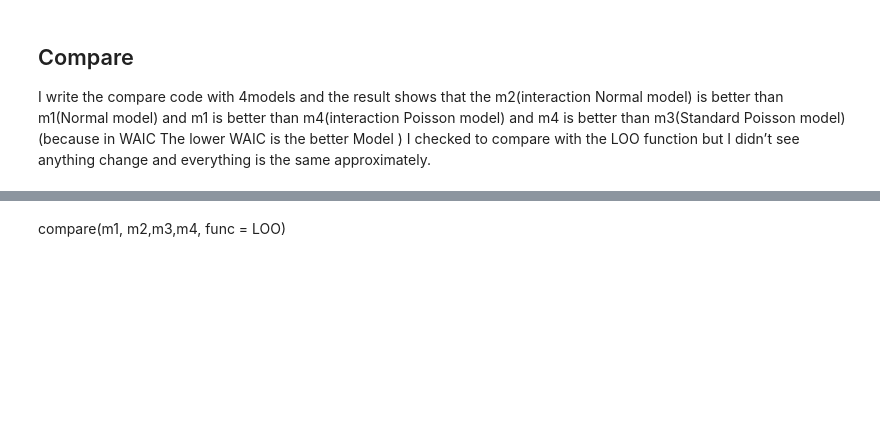
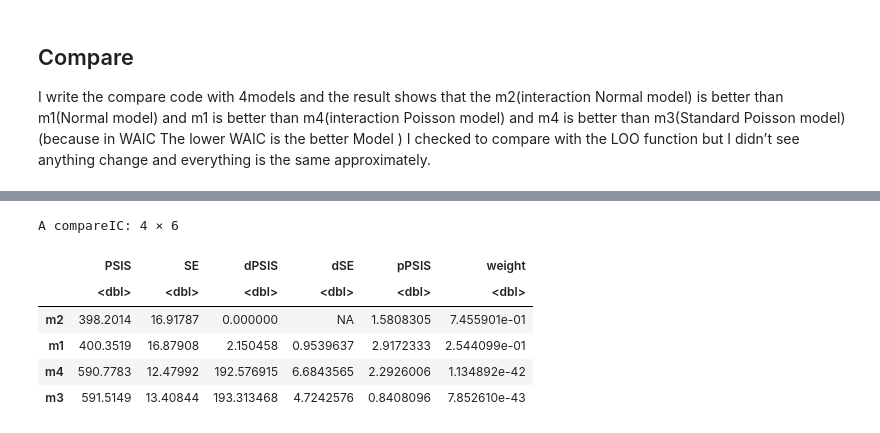
Before and after one commit to sinadarbouy/Portfolio-R, a Jupyter notebook: Bayesian_analysis_R.ipynb, the cells around one changed output, grey strips where cells are left out. Cells and saved outputs as stored; diff of their text form; code cells hidden in the pictures; blank space fills up the shorter version.

```diff
--- a/Bayesian_analysis_R.ipynb
+++ b/Bayesian_analysis_R.ipynb
@@ -174,6 +191,6 @@ m1 <- ulam(
     a ~ dnorm(0, 0.2),
     c(bT, bC) ~ dnorm(0, 0.5),
     sigma ~ dexp(1)
-  ), data = dat_list, chains = 4, cores = 4, log_lik = TRUE
+  ), data = dat_list, chains = 4, cores = 1, log_lik = TRUE
 )
 # %% [output]
@@ -191,4 +222,4 @@ m2 <- ulam(
     bt[T] ~ dnorm(0, 0.05),
     bc[C] ~ dnorm(0, 0.05),
     sigma ~ dexp(1)
-  ), data = dat_list, chains = 4, cores = 4, log_lik = TRUE)
+  ), data = dat_list, chains = 4, cores = 1, log_lik = TRUE)
@@ -201,5 +250,5 @@ m3 <- ulam(
     tp ~ dpois(lambda),
     log(lambda) <- a,
     a ~ dnorm(1.5, 1.5)
-  ), data = dat_list2, chains = 4,iter = 2000, log_lik = TRUE
+  ), data = dat_list2, chains = 4,  cores = 1, iter = 2000, log_lik = TRUE
 )
@@ -212,9 +279,7 @@ m4 <- ulam(
     tp ~ dpois(lambda),
     log(lambda) <- a + bt[T]+bc[C],
     a ~ dnorm(1.5, 1.5),
-    bt[T] ~ dnorm( 0 , 0.2 ),
-    bc[C] ~ dnorm( 0 , 0.2 )
-
-
-  ), data = dat_list2, chains = 4,iter = 2000, log_lik = TRUE
+    bt[T] ~ dnorm( 0, 0.2 ),
+    bc[C] ~ dnorm( 0, 0.2 )
+  ), data = dat_list2, chains = 4, cores=1 ,iter = 2000, log_lik = TRUE
 )
@@ -278,2 +369,10 @@ compare(m1, m2,m3,m4, func = WAIC)
-# %% [markdown]
-compare(m1, m2,m3,m4, func = LOO)
+# %%
+compare(m1, m2,m3,m4, func = LOO)
+# %% [output]
+A compareIC: 4 × 6
+|  | PSIS | SE | dPSIS | dSE | pPSIS | weight |
+|  | <dbl> | <dbl> | <dbl> | <dbl> | <dbl> | <dbl> |
+| m2 | 398.2014 | 16.91787 | 0.000000 | NA | 1.5808305 | 7.455901e-01 |
+| m1 | 400.3519 | 16.87908 | 2.150458 | 0.9539637 | 2.9172333 | 2.544099e-01 |
+| m4 | 590.7783 | 12.47992 | 192.576915 | 6.6843565 | 2.2926006 | 1.134892e-42 |
+| m3 | 591.5149 | 13.40844 | 193.313468 | 4.7242576 | 0.8408096 | 7.852610e-43 |
```
Also changed, not shown: parts of 11 cells of this notebook.
